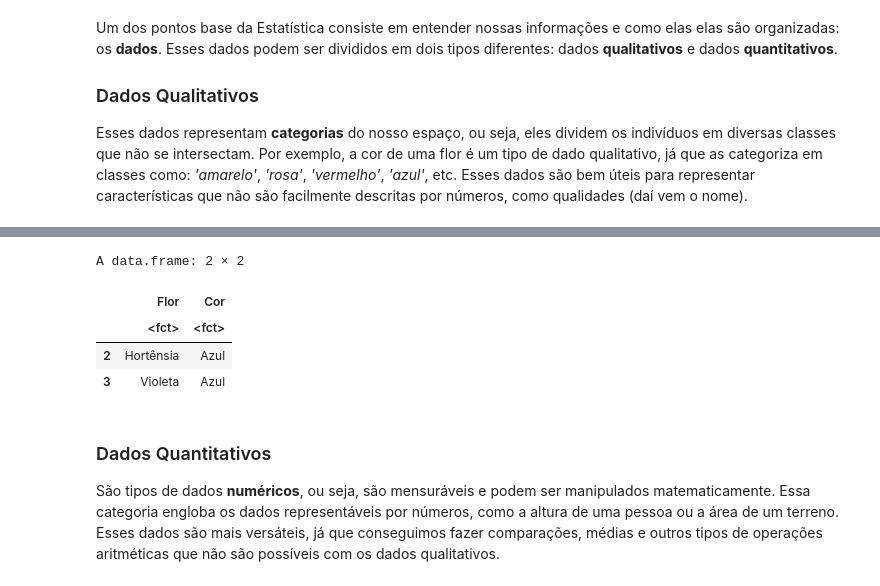
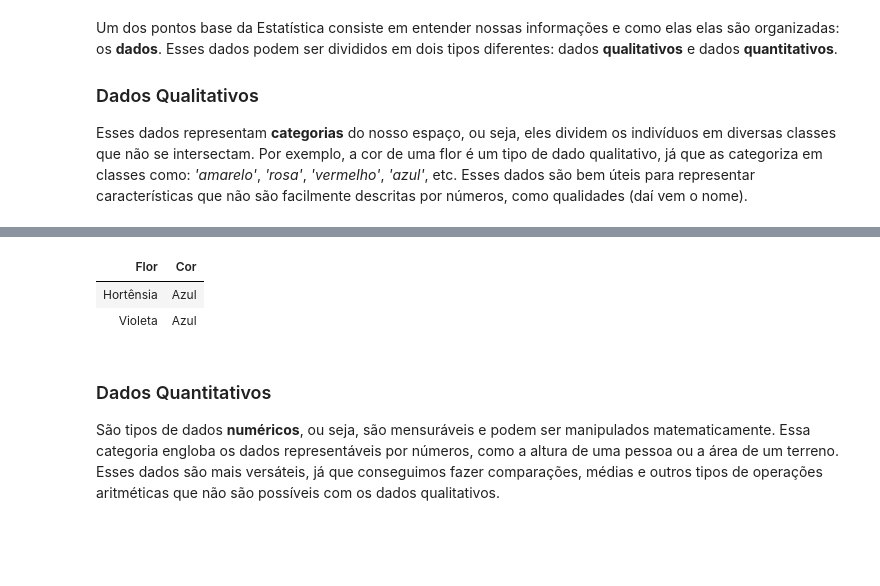
Before and after one commit to turing-usp/workshop_estatistica_com_R, a Jupyter notebook: fifa-gabarito.ipynb, the cells around one changed output, grey strips where cells are left out. Drawn from its saved outputs; the diff is of its cells as text; code cells hidden in the pictures; blank space fills up the shorter version.

```diff
--- a/fifa-gabarito.ipynb
+++ b/fifa-gabarito.ipynb
@@ -300,13 +298,11 @@ A data.frame: 4 × 2
 # %%
 # Mostrando as flores de cor Azul
 
-flores[flores$Cor == "Azul",]
+flores %>% filter(Cor == "Azul")
 # %% [output]
-A data.frame: 2 × 2
-|  | Flor | Cor |
-|  | <fct> | <fct> |
-| 2 | Hortênsia | Azul |
-| 3 | Violeta | Azul |
+| Flor | Cor |
+| Hortênsia | Azul |
+| Violeta | Azul |
 # %% [markdown]
 ### <a id="quant"></a> Dados Quantitativos
 
```
Also changed, not shown: parts of 26 cells of this notebook, 1 other file.
